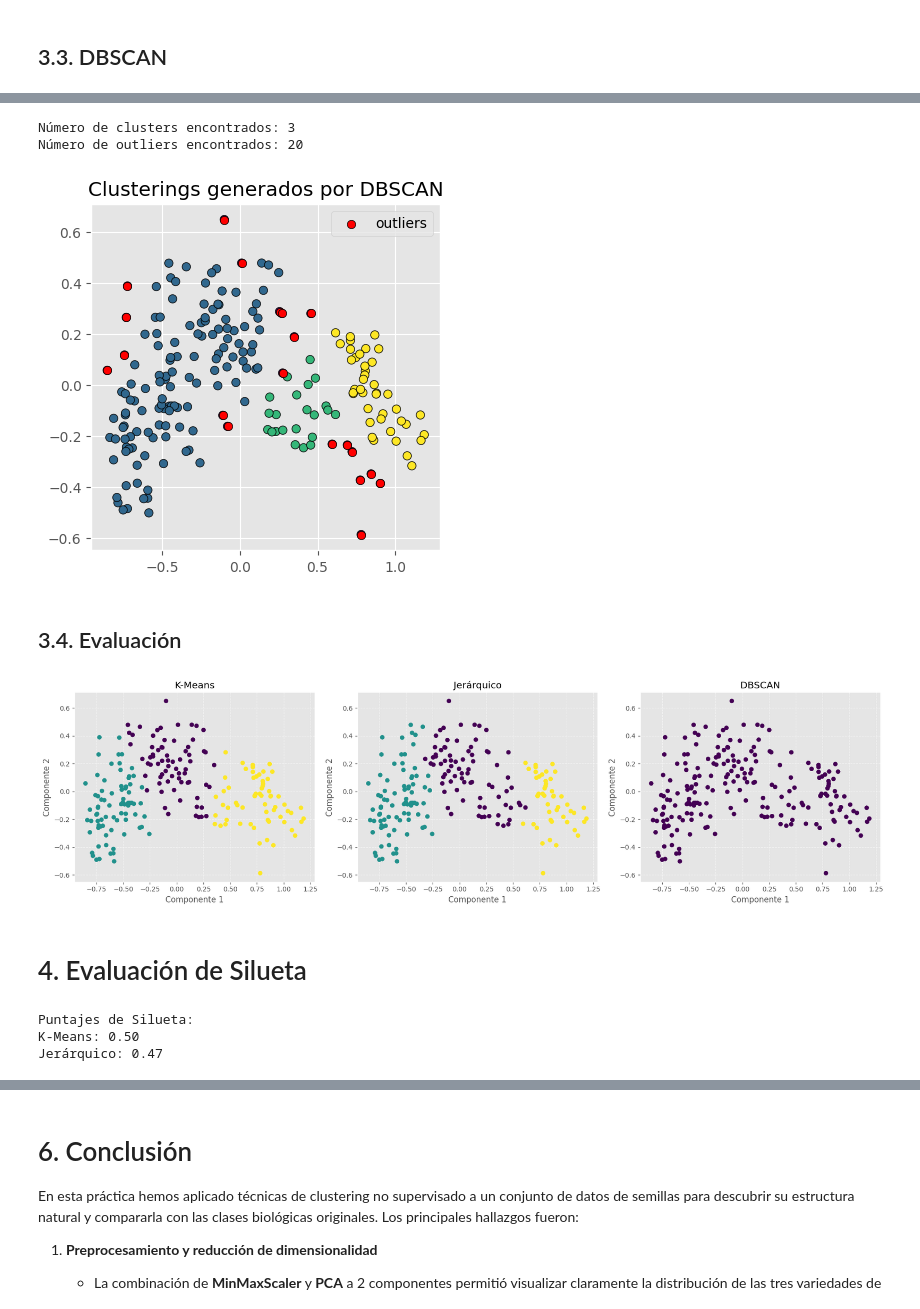
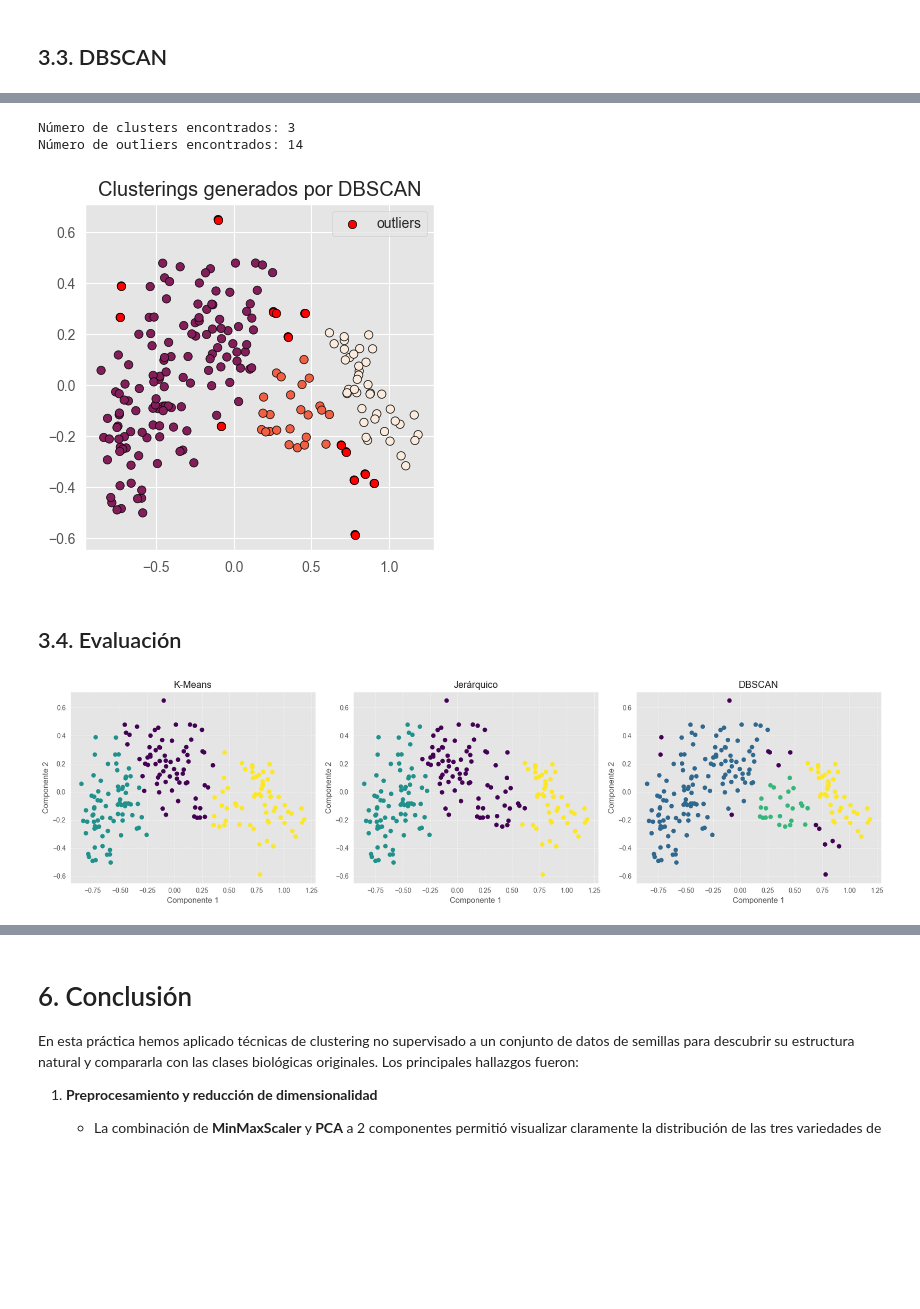
Before and after one commit to liangjizhu/Aprendizaje-Automatico-lab-2, a Jupyter notebook: notebook1.ipynb, the cells around one changed output, grey strips where cells are left out. Cells and saved outputs as stored; diff of their text form; code cells hidden in the pictures; blank space fills up the shorter version.

```diff
--- a/notebook1.ipynb
+++ b/notebook1.ipynb
@@ -390,5 +404,5 @@ Número de outliers encontrados: 1
 # %%
-min_samples = 4
+min_samples = 5
 
 # Compute the nearest neighbors
 nn = NearestNeighbors(n_neighbors=min_samples)
@@ -467,43 +481,32 @@ print(f'Número de clusters encontrados: {n_clusters}')
 print(f'Número de outliers encontrados: {n_noise}')
 # %% [output]
 Número de clusters encontrados: 3
-Número de outliers encontrados: 20
+Número de outliers encontrados: 14
-[figure, old version]
+[figure, new version]
 # %% [markdown]
 ## 3.4. Evaluación
 # %%
 # Ajustar hiperparámetros eps y min_samples
-dbscan = DBSCAN(eps=0.27, min_samples=5)
+dbscan = DBSCAN(eps=y_value, min_samples=min_samples)
 dbscan_labels = dbscan.fit_predict(X_scaled)
 
 # Visualización de resultados
 fig, axes = plt.subplots(1, 3, figsize=(18, 5))
 algorithms = {
     'K-Means': kmeans_labels,
     'Jerárquico': hierarchical_labels,
     'DBSCAN': dbscan_labels
 }
 
 for ax, (name, labels) in zip(axes, algorithms.items()):
     ax.scatter(X_scaled[:, 0], X_scaled[:, 1], c=labels, cmap='viridis', s=40)
     ax.set_title(name)
     ax.set_xlabel('Componente 1')
     ax.set_ylabel('Componente 2')
     ax.grid(True, linestyle='--', alpha=0.6)
 
 plt.tight_layout()
 plt.show()
 # %% [output]
-[figure, old version]
+[figure, new version]
-# %% [markdown]
-# 4. Evaluación de Silueta
-# %%
-# Evaluación de Silueta (excepto DBSCAN con ruido)
-print("Puntajes de Silueta:")
-print(f"K-Means: {silhouette_score(X_2D, kmeans_labels):.2f}")
-print(f"Jerárquico: {silhouette_score(X_2D, hierarchical_labels):.2f}")
-# %% [output]
-Puntajes de Silueta:
-K-Means: 0.50
-Jerárquico: 0.47
 # %% [markdown]
```
Also changed, not shown: parts of 24 cells of this notebook.
